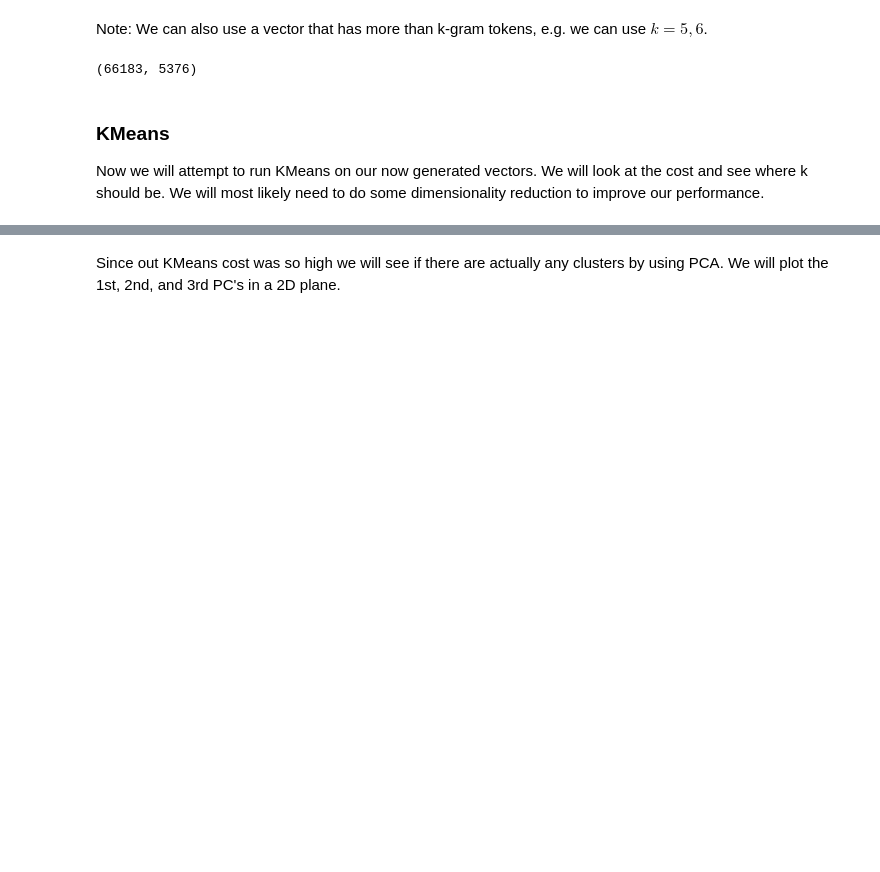
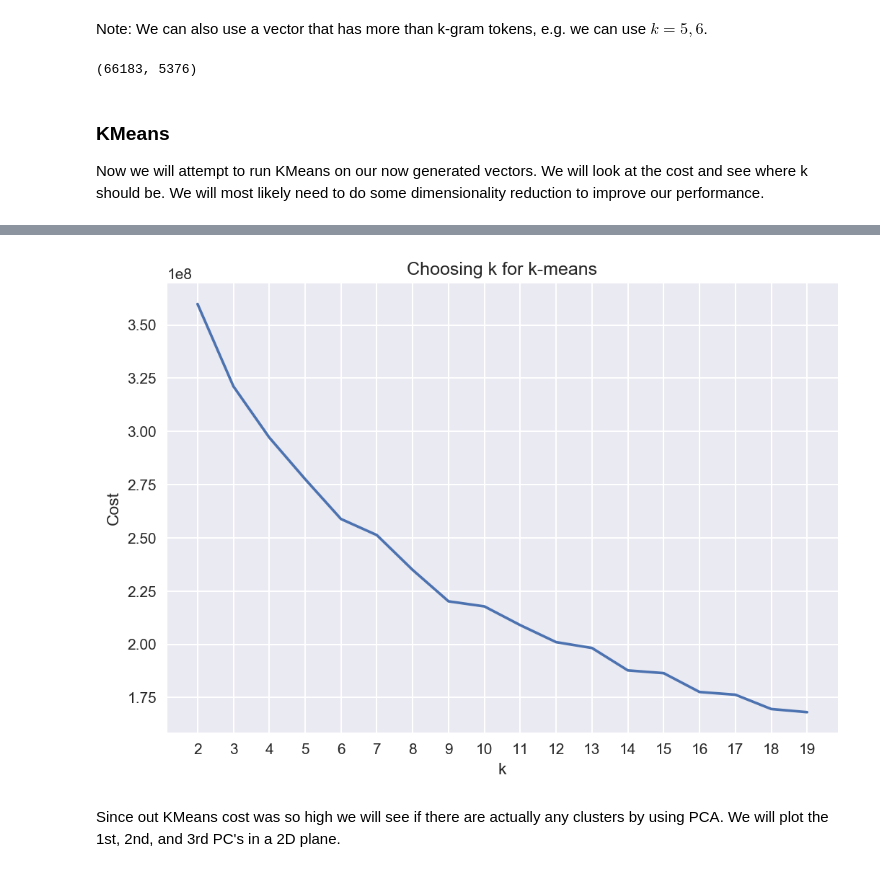
Before and after one commit to lukas-gust/data_mining_influenza, a Jupyter notebook: seq_distance.ipynb, the cells around one changed output, grey strips where cells are left out. Drawn from its saved outputs; the diff is of its cells as text; code cells hidden in the pictures; blank space fills up the shorter version.

```diff
--- a/seq_distance.ipynb
+++ b/seq_distance.ipynb
@@ -126,3 +155,12 @@ plt.show()
+# %%
+plt.plot(np.arange(2,20,1), inert)
+plt.xticks(np.arange(2,20,1))
+plt.title('Choosing k for k-means')
+plt.xlabel('k')
+plt.ylabel('Cost')
+plt.show()
+# %% [output]
+[figure, added]
 # %% [markdown]
 Since out KMeans cost was so high we will see if there are actually any clusters by using PCA. We will plot the 1st, 2nd, and 3rd PC's in a 2D plane.
 # %%
```
Also changed, not shown: parts of 11 cells of this notebook, 2 other files.
